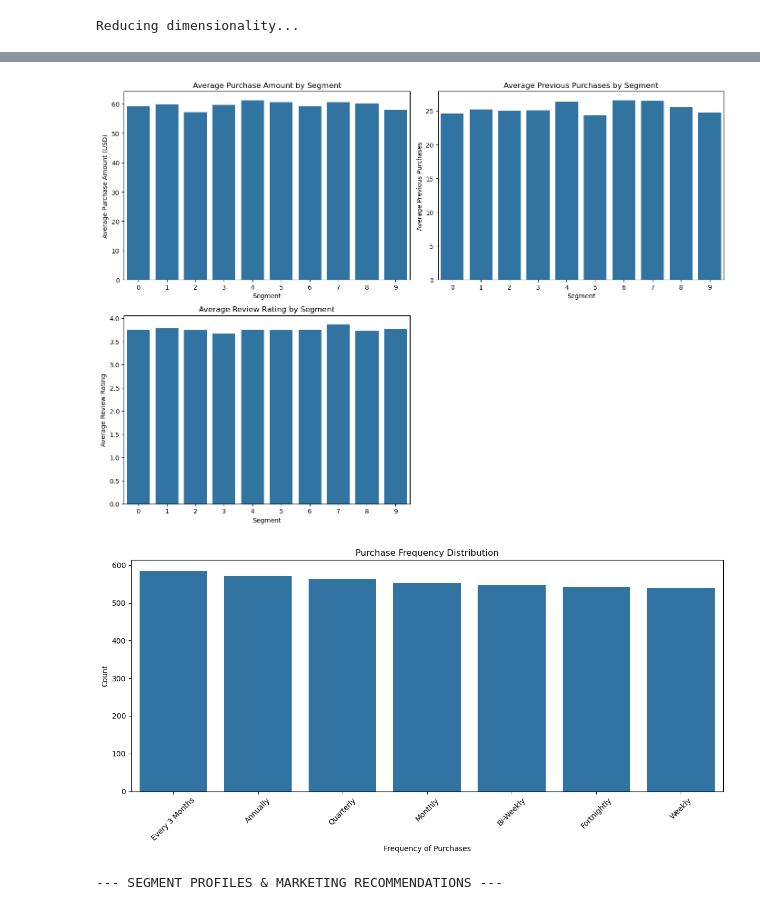
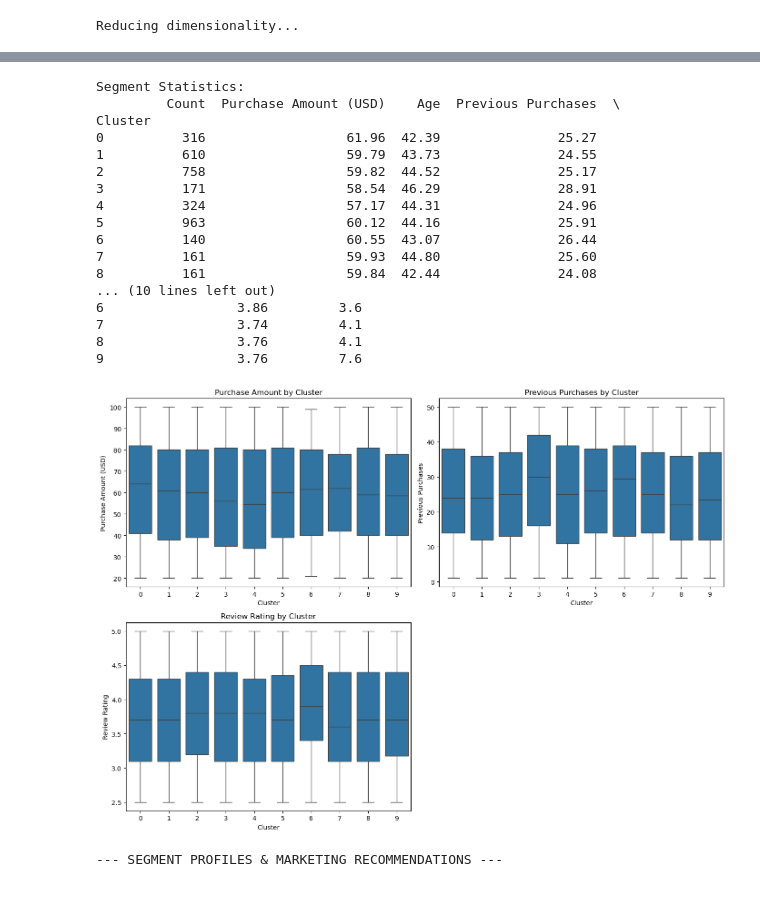
Before and after one commit to CassandraMaldonado/ML_customer_clustering, a Jupyter notebook: LLM_KMeans.ipynb, the cells around one changed output, grey strips where cells are left out. Cells and saved outputs as stored; diff of their text form; code cells hidden in the pictures.

```diff
--- a/LLM_KMeans.ipynb
+++ b/LLM_KMeans.ipynb
@@ -62,7 +112,7 @@ import umap.umap_ as umap
 
 # Use UMAP to reduce dimensionality for visualization and clustering
 print("Reducing dimensionality...")
-reducer = umap.UMAP(n_components=10, metric='cosine', random_state=42)
+reducer = umap.UMAP(n_components=2, metric='cosine', random_state=42)
 umap_embeddings = reducer.fit_transform(embeddings)
 # %% [output]
 Reducing dimensionality...
@@ -94,5 +144,10 @@ print(f"Optimal number of clusters: {best_k} (Silhouette Score: {silhouette_scor
 # K-means with optimal K
 print(f"Clustering with K={best_k}...")
 kmeans = KMeans(n_clusters=best_k, random_state=42, n_init=10)
+df['Cluster'] = kmeans.fit_predict(embeddings)
+
+# Best k = 5
+best_k = 6
+kmeans = KMeans(n_clusters=best_k, random_state=42, n_init=10)
 df['Cluster'] = kmeans.fit_predict(umap_embeddings)
 # %% [output]
@@ -296,36 +352,48 @@ plt.show()
+# %%
+# Table with the key characteristics per cluster
+print("\nSegment Statistics:")
+print(segment_stats)
+# %% [output]
+Segment Statistics:
+         Count  Purchase Amount (USD)    Age  Previous Purchases  \
+Cluster
+0          316                  61.96  42.39               25.27
+1          610                  59.79  43.73               24.55
+2          758                  59.82  44.52               25.17
+3          171                  58.54  46.29               28.91
+4          324                  57.17  44.31               24.96
+5          963                  60.12  44.16               25.91
+6          140                  60.55  43.07               26.44
+7          161                  59.93  44.80               25.60
+8          161                  59.84  42.44               24.08
+... (10 lines left out)
+6                 3.86         3.6
+7                 3.74         4.1
+8                 3.76         4.1
+9                 3.76         7.6
 # %%
-# Create a visualization of key metrics by segment
+# Create a  of key metrics by cluster
 plt.figure(figsize=(14, 10))
 plt.subplot(2, 2, 1)
-sns.barplot(data=df, x='Cluster', y='Purchase Amount (USD)', ci=None)
-plt.title('Average Purchase Amount by Segment')
-plt.xlabel('Segment')
-plt.ylabel('Average Purchase Amount (USD)')
+sns.boxplot(data=df, x='Cluster', y='Purchase Amount (USD)')
+plt.title('Purchase Amount by Cluster')
+plt.xlabel('Cluster')
+plt.ylabel('Purchase Amount (USD)')
 plt.subplot(2, 2, 2)
-sns.barplot(data=df, x='Cluster', y='Previous Purchases', ci=None)
-plt.title('Average Previous Purchases by Segment')
-plt.xlabel('Segment')
-plt.ylabel('Average Previous Purchases')
+sns.boxplot(data=df, x='Cluster', y='Previous Purchases')
+plt.title('Previous Purchases by Cluster')
+plt.xlabel('Cluster')
+plt.ylabel('Previous Purchases')
 plt.subplot(2, 2, 3)
-sns.barplot(data=df, x='Cluster', y='Review Rating', ci=None)
-plt.title('Average Review Rating by Segment')
-plt.xlabel('Segment')
-plt.ylabel('Average Review Rating')
+sns.boxplot(data=df, x='Cluster', y='Review Rating')
+
+plt.title('Review Rating by Cluster')
+plt.xlabel('Cluster')
+plt.ylabel('Review Rating')
 plt.tight_layout()
 plt.show()
-
-# Frequency value plot
-plt.figure(figsize=(12, 6))
-sns.countplot(data=df, x='Frequency of Purchases', order=df['Frequency of Purchases'].value_counts().index)
-plt.title('Purchase Frequency Distribution')
-plt.xlabel('Frequency of Purchases')
-plt.ylabel('Count')
-plt.xticks(rotation=45)
-plt.tight_layout()
-plt.show()
 # %% [output]
-[figure, old version]
+[figure, new version]
-[figure, removed]
 # %%
 # Segment Profiles
 print("\n--- SEGMENT PROFILES & MARKETING RECOMMENDATIONS ---")
```
Also changed, not shown: parts of 9 cells of this notebook.
